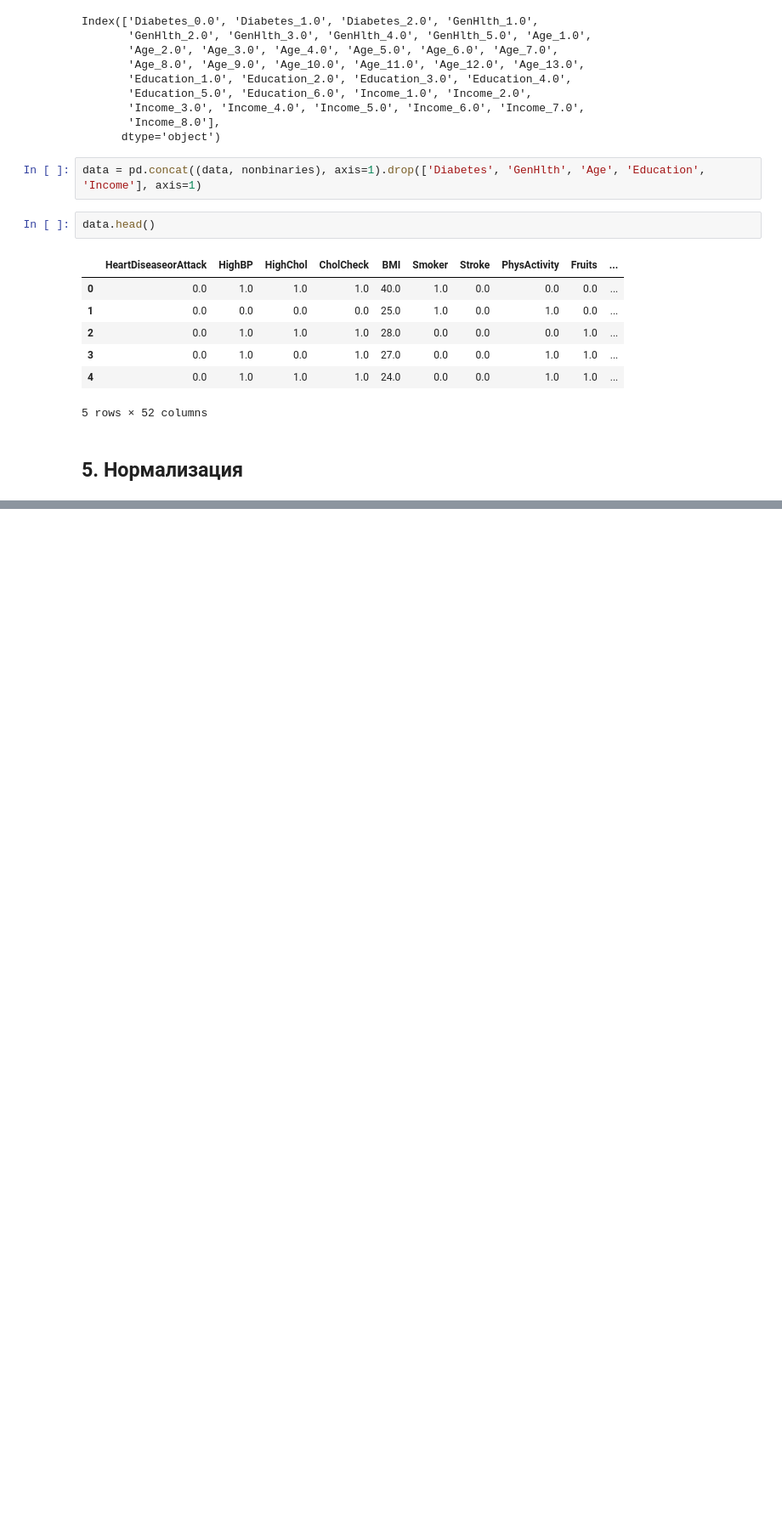
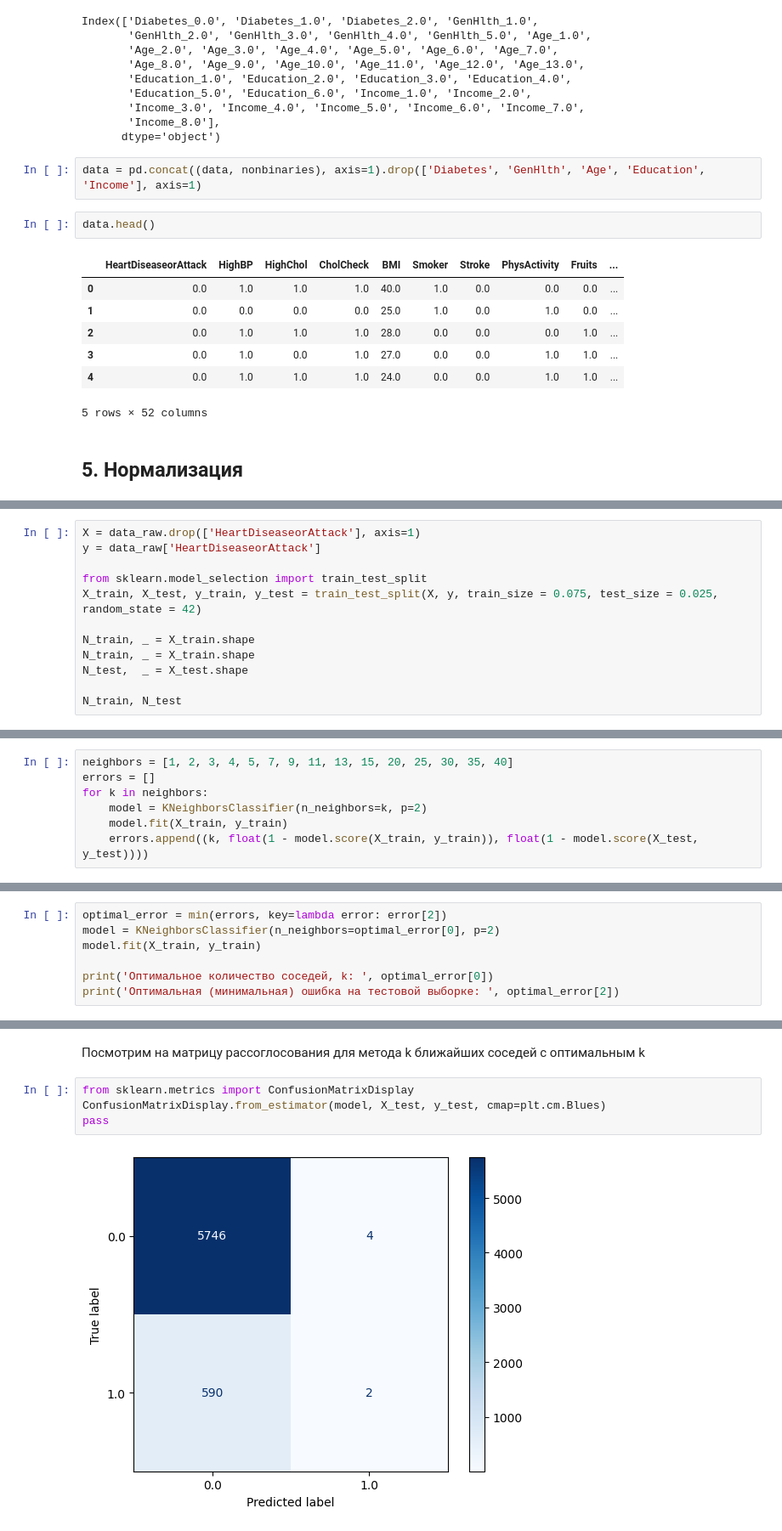
Before and after one commit to qr3x/MLDA-4th-year, a Jupyter notebook: Statistical classification.ipynb, the cells around one changed output, grey strips where cells are left out. Shown at 85% size. Cells and saved outputs as stored; diff of their text form; blank space fills up the shorter version.

```diff
--- a/Statistical classification.ipynb
+++ b/Statistical classification.ipynb
@@ -577,0 +608,12 @@ data.head()
+# %%
+X = data_raw.drop(['HeartDiseaseorAttack'], axis=1)
+y = data_raw['HeartDiseaseorAttack']
+
+from sklearn.model_selection import train_test_split
+X_train, X_test, y_train, y_test = train_test_split(X, y, train_size = 0.075, test_size = 0.025, random_state = 42)
+
+N_train, _ = X_train.shape
+N_train, _ = X_train.shape
+N_test,  _ = X_test.shape
+
+N_train, N_test
@@ -577,0 +629,7 @@ data.head()
+# %%
+neighbors = [1, 2, 3, 4, 5, 7, 9, 11, 13, 15, 20, 25, 30, 35, 40]
+errors = []
+for k in neighbors:
+    model = KNeighborsClassifier(n_neighbors=k, p=2)
+    model.fit(X_train, y_train)
+    errors.append((k, float(1 - model.score(X_train, y_train)), float(1 - model.score(X_test, y_test))))
@@ -577,0 +659,7 @@ data.head()
+# %%
+optimal_error = min(errors, key=lambda error: error[2])
+model = KNeighborsClassifier(n_neighbors=optimal_error[0], p=2)
+model.fit(X_train, y_train)
+
+print('Оптимальное количество соседей, k: ', optimal_error[0])
+print('Оптимальная (минимальная) ошибка на тестовой выборке: ', optimal_error[2])
@@ -577,0 +695,8 @@ data.head()
+# %% [markdown]
+Посмотрим на матрицу рассоглосования для метода k ближайших соседей с оптимальным k
+# %%
+from sklearn.metrics import ConfusionMatrixDisplay
+ConfusionMatrixDisplay.from_estimator(model, X_test, y_test, cmap=plt.cm.Blues)
+pass
+# %% [output]
+[figure, added]
```
Also changed, not shown: parts of 20 cells of this notebook, 2 other files.
